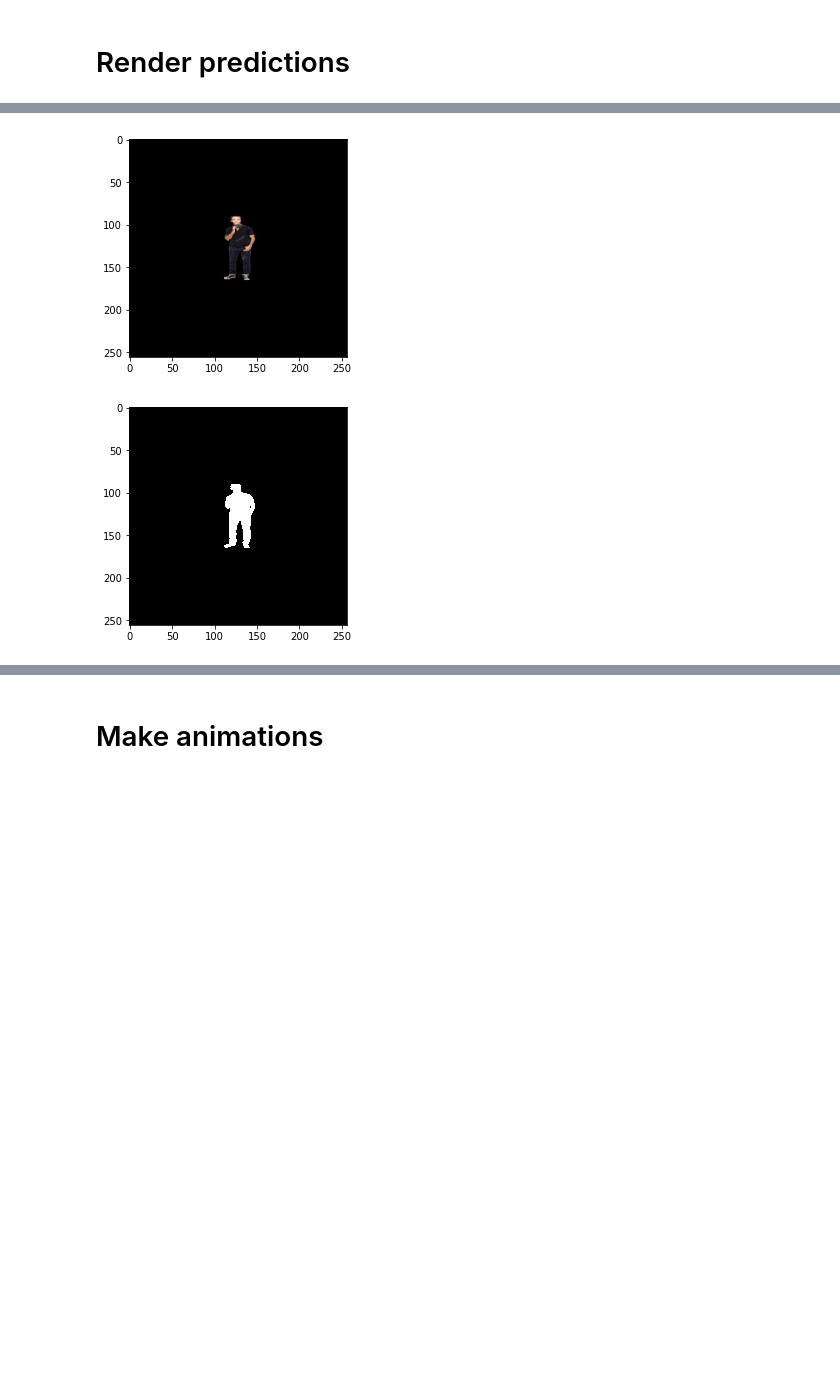
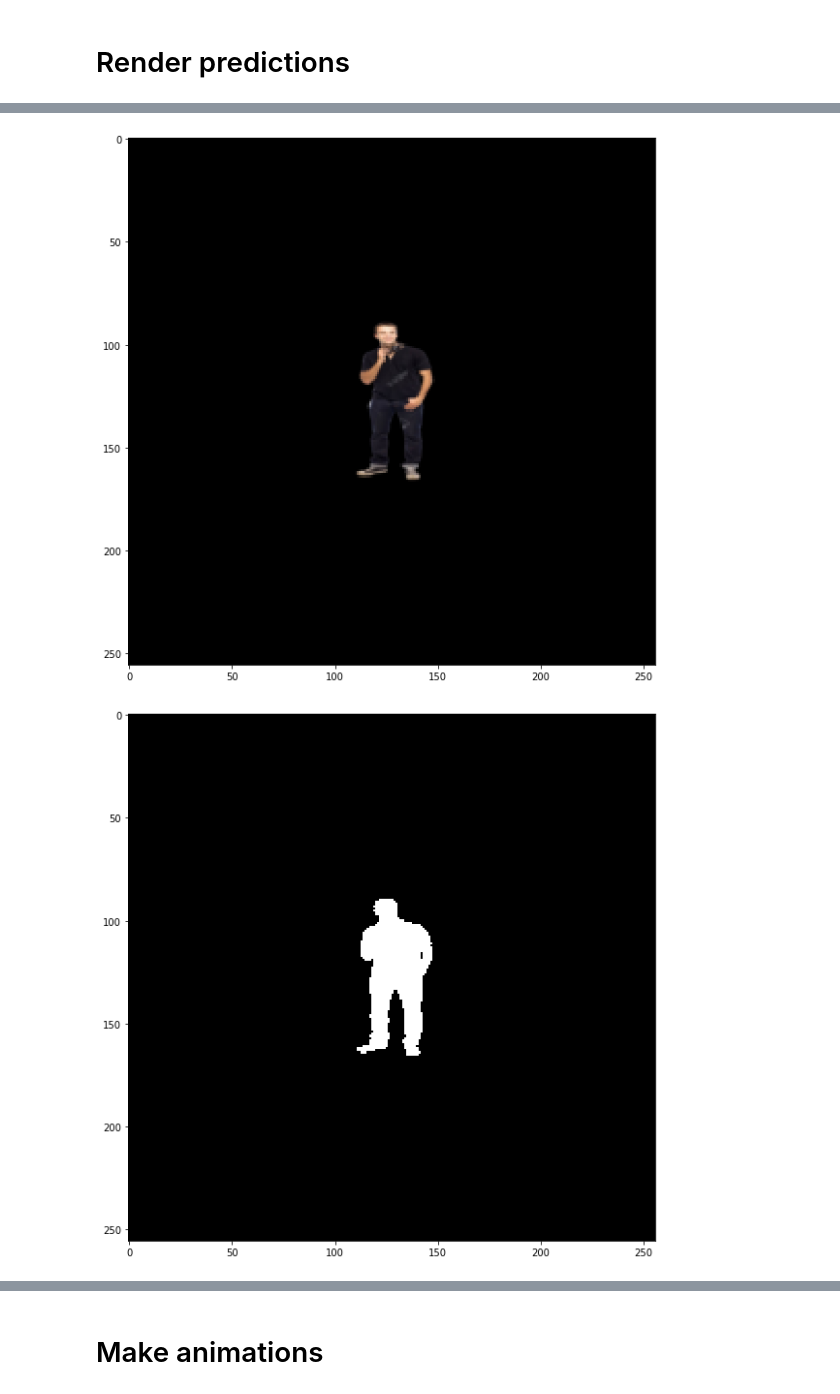
Before and after one commit to ShengCN/soft_shadow, a Jupyter notebook: animation.ipynb, the cells around one changed output, grey strips where cells are left out. Cells and saved outputs as stored; diff of their text form; code cells hidden in the pictures; blank space fills up the shorter version.

```diff
--- a/animation.ipynb
+++ b/animation.ipynb
@@ -42,7 +42,7 @@ from valid_relight_ssn import predict, compute_ibl, merge_result
 from skimage.transform import resize
 
 def show_np(img, cmap='gray', title=''):
-    plt.figure()
+    plt.figure(figsize=(15,10))
     plt.title(title)
     plt.imshow(np.squeeze(img), cmap=cmap)
 
@@ -128,9 +126,9 @@ Device:  cuda:0
 float64
 uint8
 [255 255 255 ... 255 255 255]
 255
-[figure, old version]
+[figure, new version]
-[figure, old version]
+[figure, new version]
 # %%
 def predict_real_result(test_fname, mask_size,testing_ibl):
     testing_img = np.array(Image.open(test_fname))
```
Also changed, not shown: parts of 3 cells of this notebook, 12 other files.
